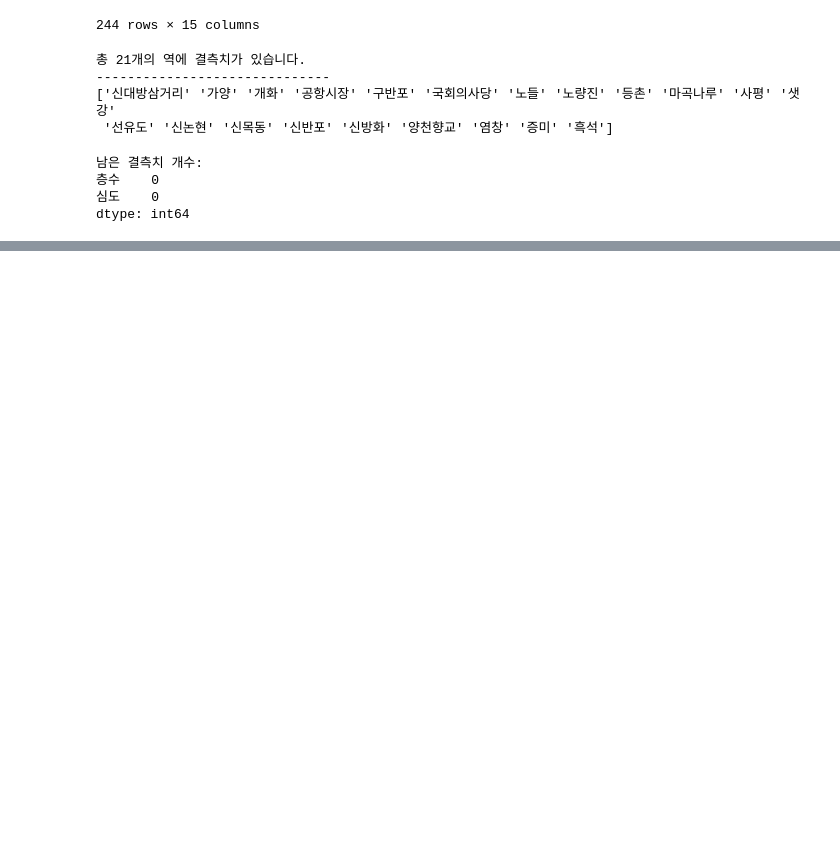
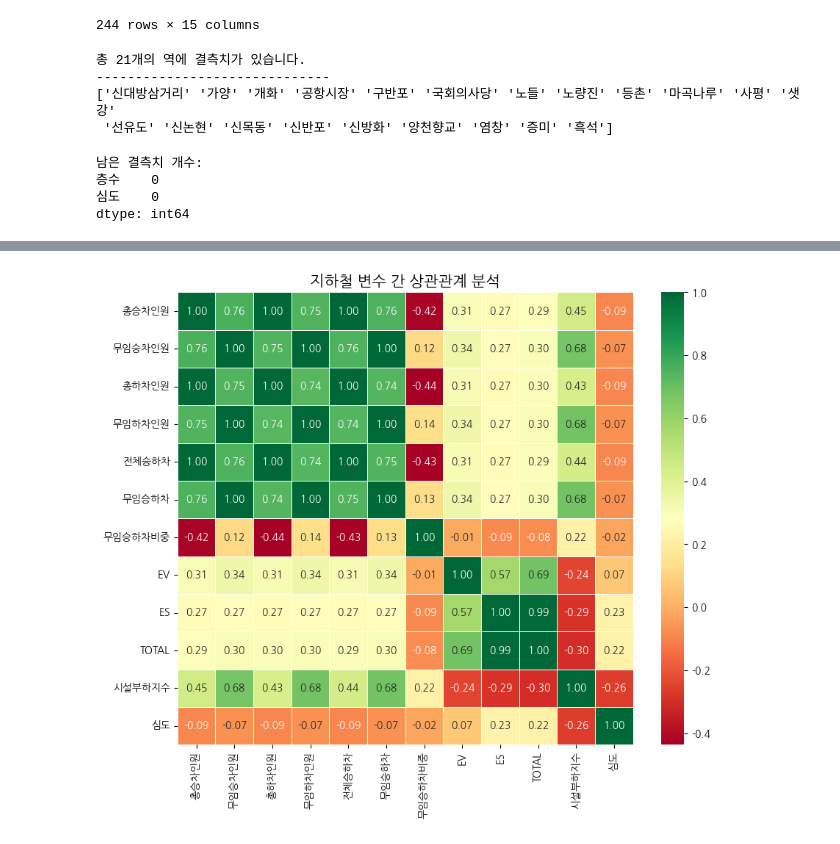
Before and after one commit to JsunXCIX/sprint-p1-basic, a Jupyter notebook: notebooks/team/05_analysis_depth_load.ipynb, the cells around one changed output, grey strips where cells are left out. Drawn from its saved outputs; the diff is of its cells as text; code cells hidden in the pictures; blank space fills up the shorter version.

```diff
--- a/notebooks/team/05_analysis_depth_load.ipynb
+++ b/notebooks/team/05_analysis_depth_load.ipynb
@@ -247,0 +265,8 @@ dtype: int64
+# %%
+# 숫자형 컬럼만 추출해서 상관계수 히트맵으로 확인
+plt.figure(figsize=(10, 8))
+sns.heatmap(df_final_fixed.corr(numeric_only=True), annot=True, cmap='RdYlGn', fmt='.2f', linewidths=0.5)
+plt.title('지하철 변수 간 상관관계 분석', fontsize=15)
+plt.show()
+# %% [output]
+[figure, added]
```
Also changed, not shown: parts of 5 cells of this notebook.
